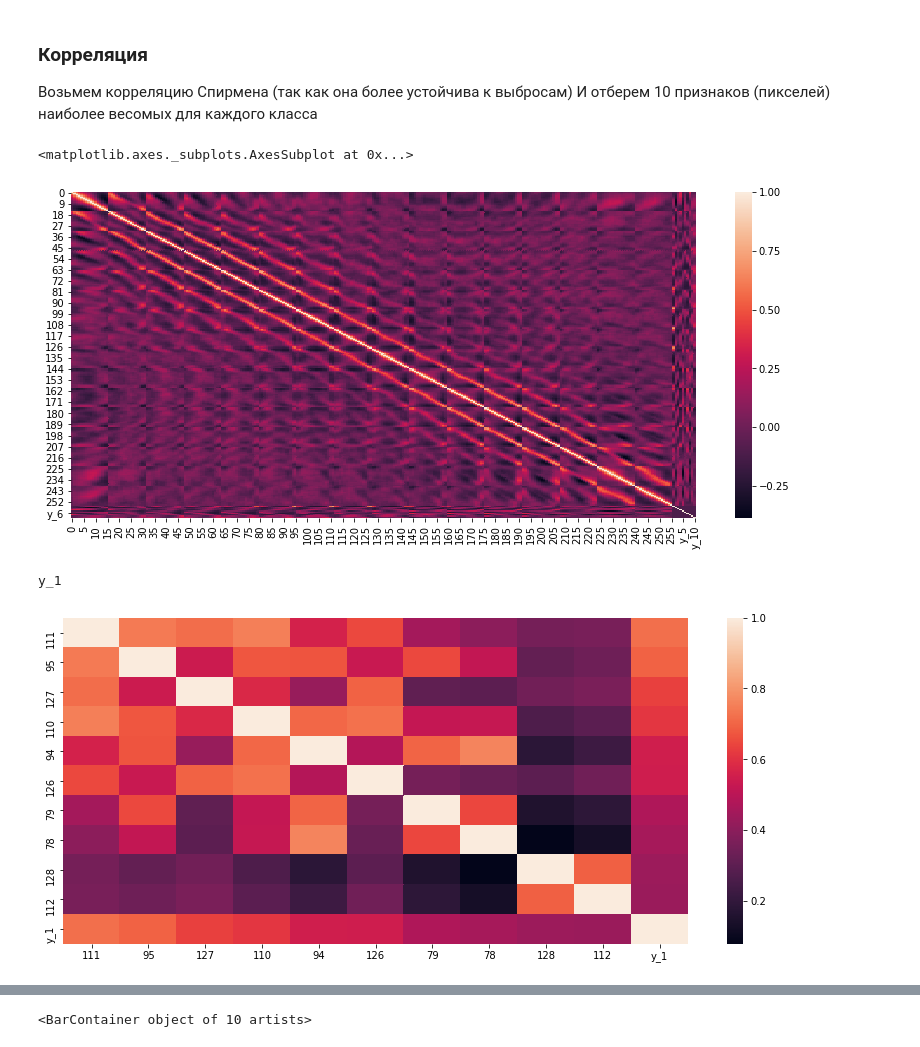
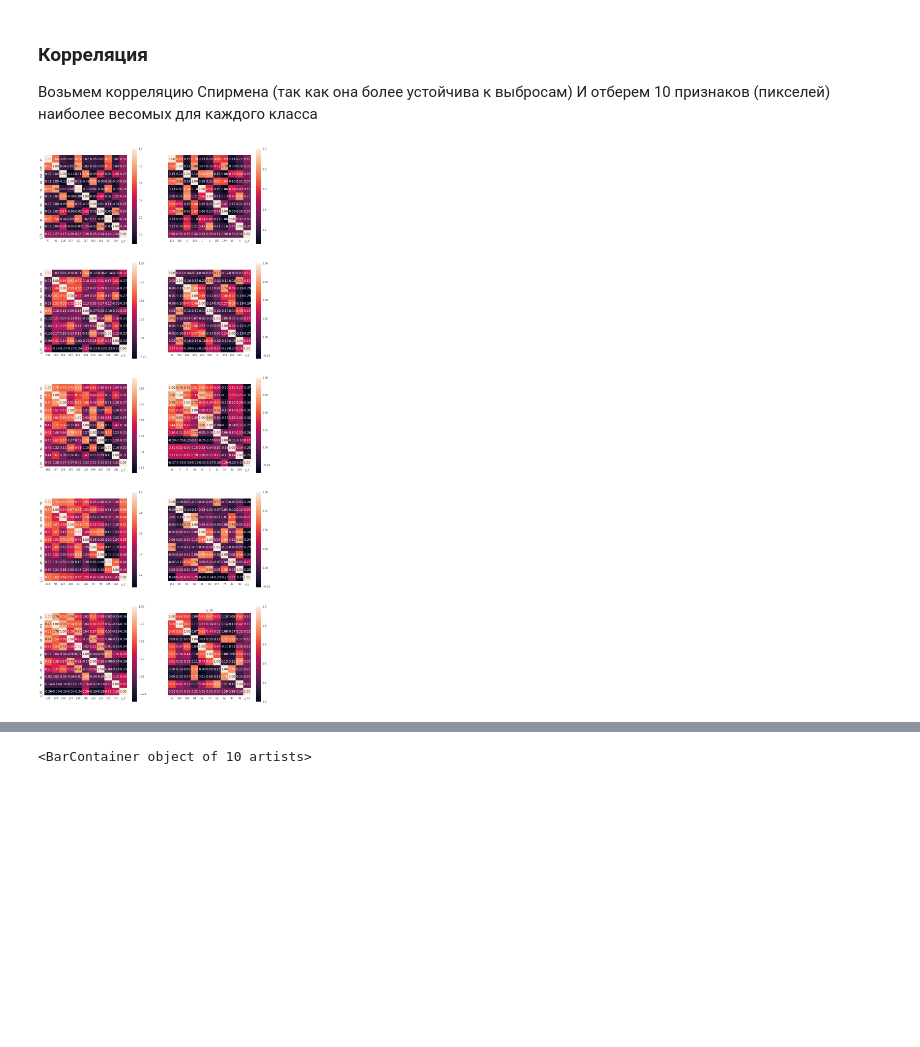
Before and after one commit to vench/study, a Jupyter notebook: lab_4.ipynb, the cells around one changed output, grey strips where cells are left out. Cells and saved outputs as stored; diff of their text form; code cells hidden in the pictures; blank space fills up the shorter version.

```diff
--- a/lab_4.ipynb
+++ b/lab_4.ipynb
@@ -81,20 +81,10 @@ plt.bar(target_names, data)
 ### Корреляция
 
 Возьмем корреляцию Спирмена (так как она более устойчива к выбросам) И отберем 10 признаков (пикселей) наиболее весомых для каждого класса
-# %%
-import seaborn as sns
-
-plt.figure(figsize=(14,6))
-sns.heatmap(df.corr('spearman'))
-# %% [output]
-<matplotlib.axes._subplots.AxesSubplot at 0x...>
-[figure, removed]
 # %%
-
-plt.figure(figsize=(14,6))
+map_max_corr = {}
 
 for target in target_names:
-    print(target)
     values = []
     for name in data_names:
         c = df[[target, name]].corr('spearman')
@@ -102,12 +92,4 @@ for target in target_names:
     values.sort (key=lambda i: i[1], reverse=True)
 
     cols = map(lambda i: i[0] ,values[:10])
-    cols.append(target)
-    corr = df[cols].corr()
-
-    sns.heatmap(corr,  xticklabels=corr.columns.values, yticklabels=corr.columns.values)
-    #sns.boxplot(x=df[cols])
-    break
+    map_max_corr[target] = cols
-# %% [output]
-y_1
-[figure, removed]
@@ -113,0 +98,18 @@ y_1
+# %%
+a4_dims = (16., 8.*5)
+_,axs = plt.subplots(5,2,figsize=a4_dims,sharey=True)
+
+i = 0
+for target in map_max_corr:
+
+    cols = map_max_corr[target][:]
+    cols.append(target)
+    corr = df[cols].corr()
+
+    plt.title(target)
+    sns.heatmap(corr, cbar=True, annot=True, square=True, fmt='.2f', ax=axs[i%5][i%2],
+                 yticklabels=cols, xticklabels=cols)
+
+    i = i + 1
+# %% [output]
+[figure, added]
```
Also changed, not shown: parts of 7 cells of this notebook.
